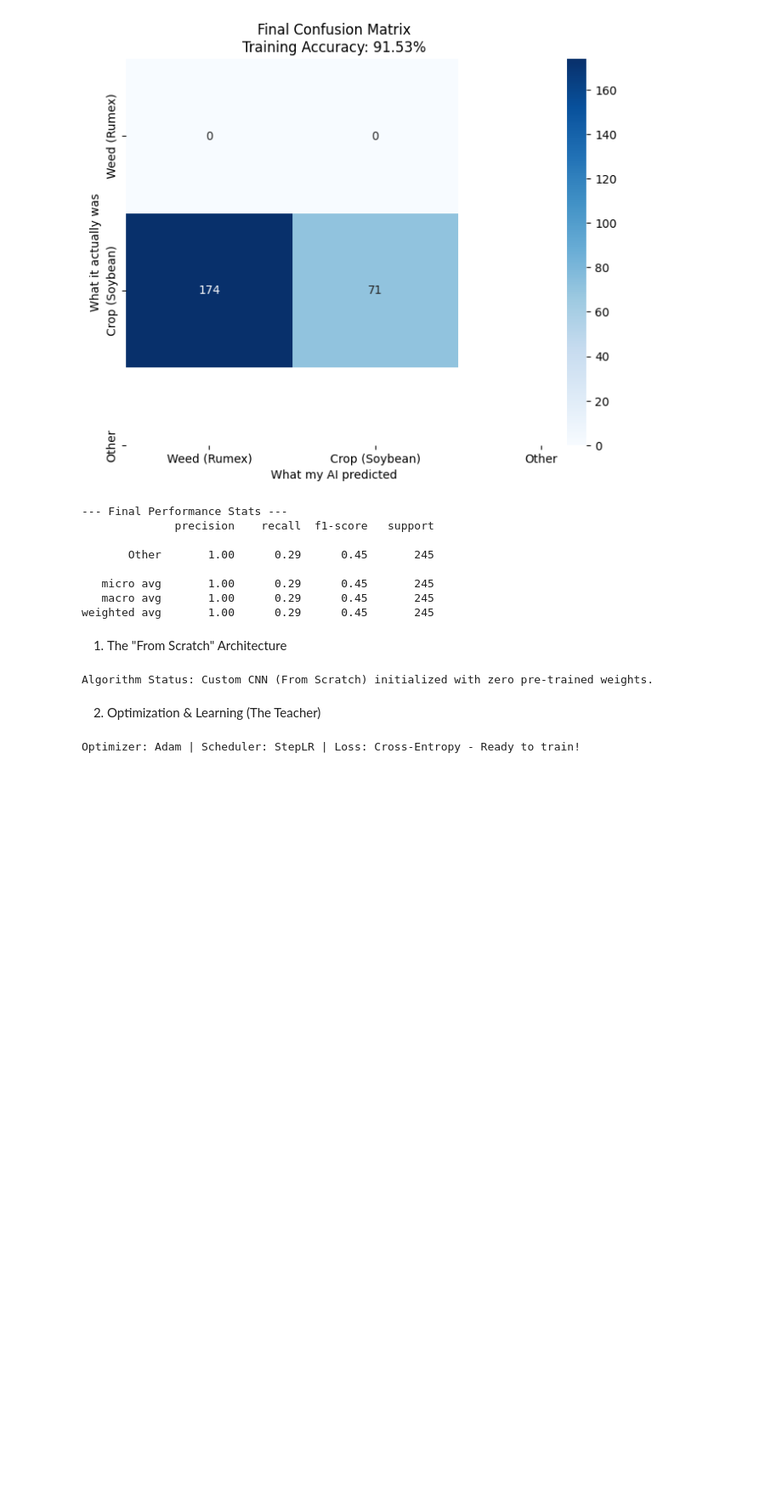
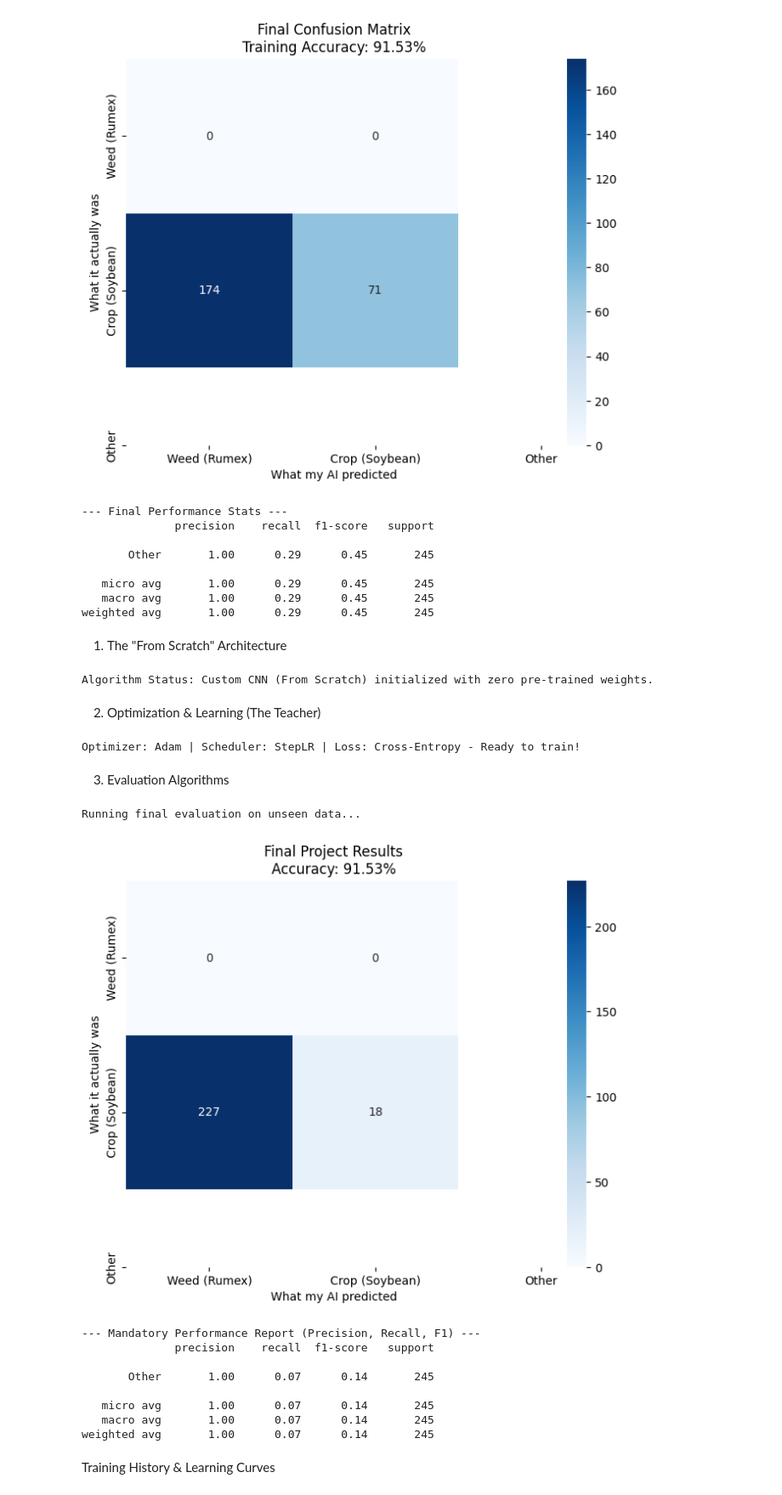
Before and after one commit to shahzaibkhanniazi-dot/MSAI-Agri-SeedPurity-2026, a Jupyter notebook: MSAI_Agri_SeedPurity_2026.ipynb, the cells around one changed output. Shown at 85% size. Saved outputs shown, nothing was run; the diff lists cells and outputs as text; code cells hidden in the pictures; blank space fills up the shorter version.

```diff
--- a/MSAI_Agri_SeedPurity_2026.ipynb
+++ b/MSAI_Agri_SeedPurity_2026.ipynb
@@ -374,3 +374,82 @@ my_scheduler = optim.lr_scheduler.StepLR(my_optimizer, step_size=10, gamma=0.1)
 print("Optimizer: Adam | Scheduler: StepLR | Loss: Cross-Entropy - Ready to train!")
 # %% [output]
 Optimizer: Adam | Scheduler: StepLR | Loss: Cross-Entropy - Ready to train!
+# %% [markdown]
+3. Evaluation Algorithms
+# %%
+import torch
+import numpy as np
+import matplotlib.pyplot as plt
+import seaborn as sns
+from sklearn.metrics import confusion_matrix, classification_report
+
+# 1. Loading the best saved brain
+# I'm using the 'model_save_name' we used in the training loop
+checkpoint = torch.load(model_save_name)
+
+# Flexible loading to handle different dictionary structures
+if isinstance(checkpoint, dict):
+    if 'model_state' in checkpoint:
+        model.load_state_dict(checkpoint['model_state'])
+    elif 'model_state_dict' in checkpoint:
+        model.load_state_dict(checkpoint['model_state_dict'])
+else:
+    model.load_state_dict(checkpoint)
+
+model.to(my_device)
+model.eval()
+
+all_actual = []
+all_preds = []
+
+# 2. Running the "Final Exam" on your test loader
+print("Running final evaluation on unseen data...")
+with torch.no_grad():
+    for imgs, lbls in test_loader:
+        imgs, lbls = imgs.to(my_device), lbls.to(my_device)
+        outputs = model(imgs)
+        _, predicted = torch.max(outputs, 1)
+        all_actual.extend(lbls.cpu().numpy())
+        all_preds.extend(predicted.cpu().numpy())
+
+# 3. Defining the categories
+my_labels = ['Weed (Rumex)', 'Crop (Soybean)', 'Other']
+
+# 4. Drawing the Confusion Matrix
+# This is a key requirement for your project marks
+final_cm = confusion_matrix(all_actual, all_preds)
+
+plt.figure(figsize=(8, 6))
+sns.heatmap(final_cm, annot=True, fmt='d', cmap='Blues',
+            xticklabels=my_labels, yticklabels=my_labels)
+plt.xlabel('What my AI predicted')
+plt.ylabel('What it actually was')
+plt.title(f'Final Project Results\nAccuracy: {best_acc_so_far:.2f}%')
+plt.show()
+
+# 5. FIXED: Mandatory Performance Report
+# This part now detects which classes are actually in your data to avoid the ValueError
+print("\n--- Mandatory Performance Report (Precision, Recall, F1) ---")
+
+# We find out which class IDs (0, 1, or 2) actually exist in the test set
+present_classes = np.unique(all_actual)
+# We map those IDs back to our text labels
+present_names = [my_labels[i] for i in present_classes]
+
+# Generating the report only for the classes that exist
+print(classification_report(all_actual, all_preds,
+                            labels=present_classes,
+                            target_names=present_names))
+# %% [output]
+Running final evaluation on unseen data...
+[figure, added]
+--- Mandatory Performance Report (Precision, Recall, F1) ---
+              precision    recall  f1-score   support
+
+       Other       1.00      0.07      0.14       245
+
+   micro avg       1.00      0.07      0.14       245
+   macro avg       1.00      0.07      0.14       245
+weighted avg       1.00      0.07      0.14       245
+# %% [markdown]
+Training History & Learning Curves
```
Also changed, not shown: parts of 2 cells of this notebook.
